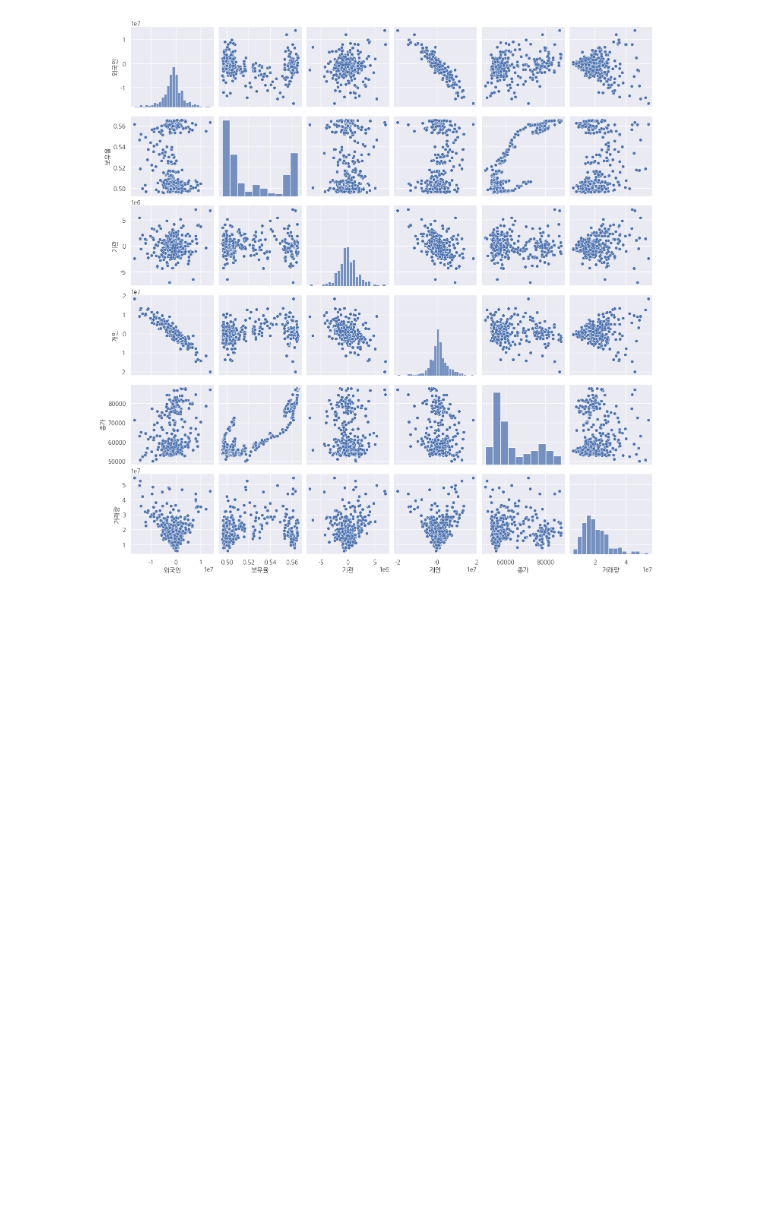
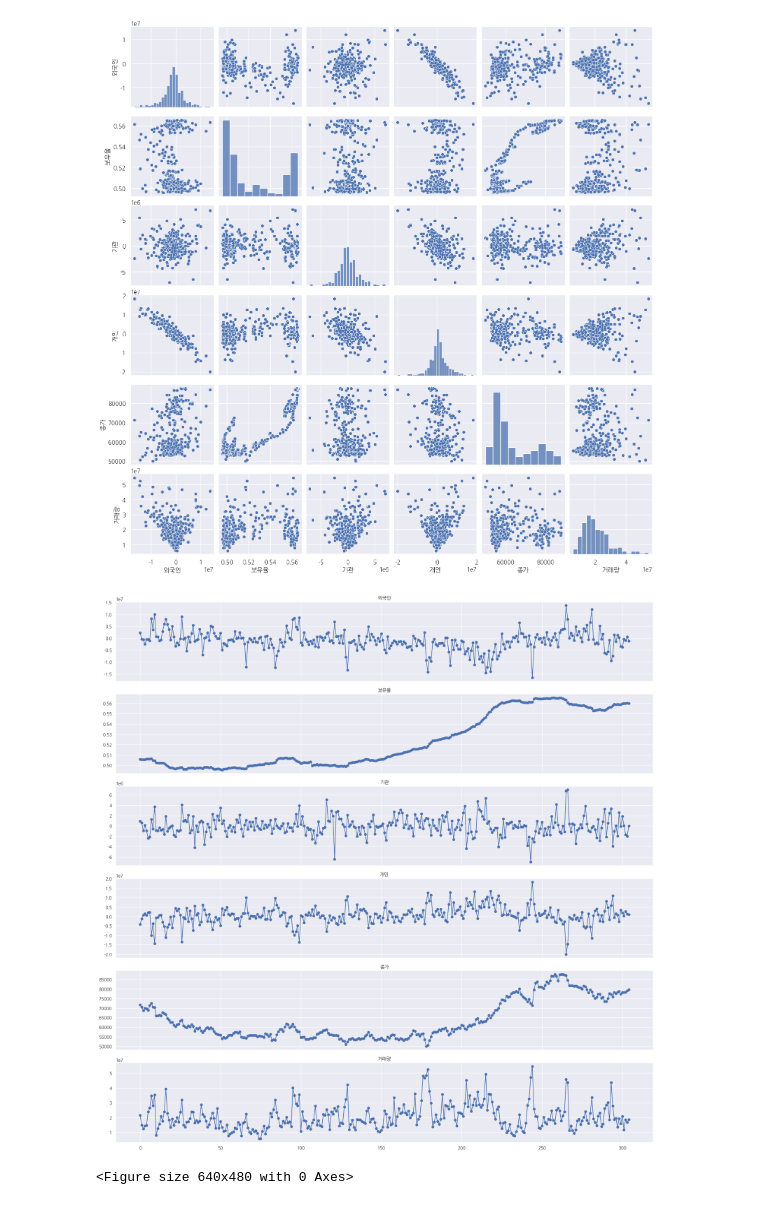
Before and after one commit to An0jin/Samsung, a Jupyter notebook: main.ipynb, the cells around one changed output. Drawn from its saved outputs; the diff is of its cells as text; code cells hidden in the pictures; blank space fills up the shorter version.

```diff
--- a/main.ipynb
+++ b/main.ipynb
@@ -83,3 +83,20 @@ sns.pairplot(df)
 plt.show()
 # %% [output]
 [figure]
+# %%
+import matplotlib.pyplot as plt
+
+numerical_cols = df.select_dtypes(include=[int, float]).columns
+
+fig, axes = plt.subplots(nrows=len(numerical_cols), ncols=1, figsize=(20, 20), sharex=True)
+
+for i, col in enumerate(numerical_cols):
+    df[col].plot(ax=axes[i], marker='o')
+    axes[i].set_title(col)
+
+plt.tight_layout()
+plt.show()
+plt.savefig('lineplt.png')
+# %% [output]
+[figure, added]
+<Figure size 640x480 with 0 Axes>
```
Also changed, not shown: parts of 4 cells of this notebook, 4 other files.
